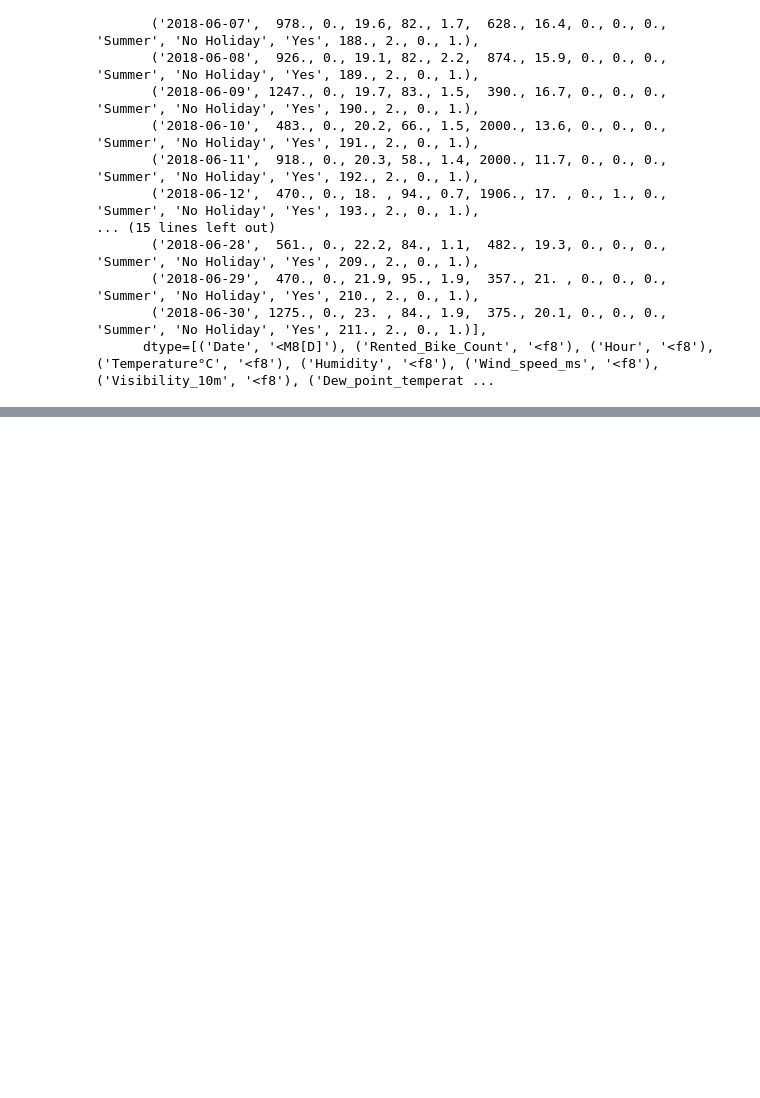
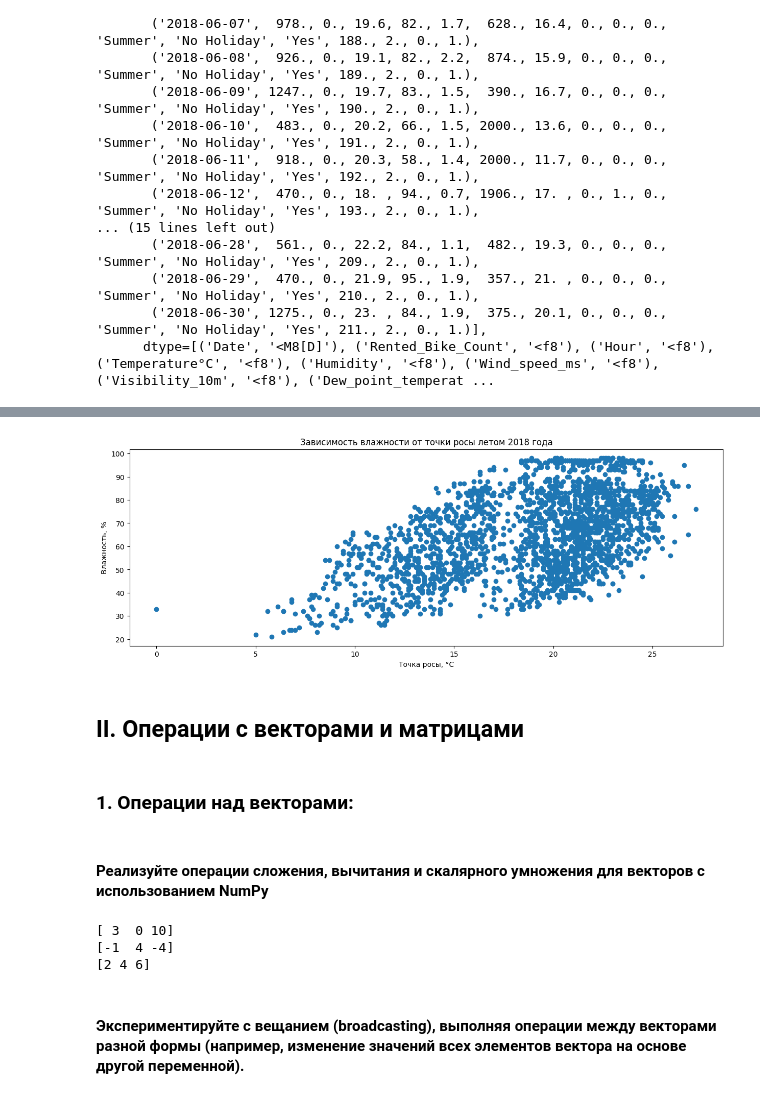
Before and after one commit to vorandpav/NoteBooks, a Jupyter notebook: Jupiter.ipynb, the cells around one changed output, grey strips where cells are left out. Cells and saved outputs as stored; diff of their text form; code cells hidden in the pictures; blank space fills up the shorter version.

```diff
--- a/Jupiter.ipynb
+++ b/Jupiter.ipynb
@@ -330,0 +383,33 @@ array([('2018-06-01',  963., 0., 20.1, 63., 1.1, 1698., 12.8, 0., 0., 0., 'Summe
+# %%
+# зависимость влажности от точки росы летом 2018 года
+
+summer_2018_mask = (season == "Summer")
+summer_2018_data = data[summer_2018_mask]
+
+plt.figure(figsize=(15, 5))
+plt.scatter(summer_2018_data['Dew_point_temperature°C'], summer_2018_data['Humidity'])
+plt.xlabel('Точка росы, °C')
+plt.ylabel('Влажность, %')
+plt.title('Зависимость влажности от точки росы летом 2018 года')
+plt.show()
+# %% [output]
+[figure, added]
+# %% [markdown]
+## II. Операции с векторами и матрицами
+# %% [markdown]
+### 1. Операции над векторами:
+# %% [markdown]
+#### Реализуйте операции сложения, вычитания и скалярного умножения для векторов с использованием NumPy
+# %%
+a = np.array([1, 2, 3])
+b = np.array([2, -2, 7])
+
+print(a + b)
+print(a - b)
+print(a * 2)
+# %% [output]
+[ 3  0 10]
+[-1  4 -4]
+[2 4 6]
+# %% [markdown]
+#### Экспериментируйте с вещанием (broadcasting), выполняя операции между векторами разной формы (например, изменение значений всех элементов вектора на основе другой переменной).
```
Also changed, not shown: parts of 43 cells of this notebook.
